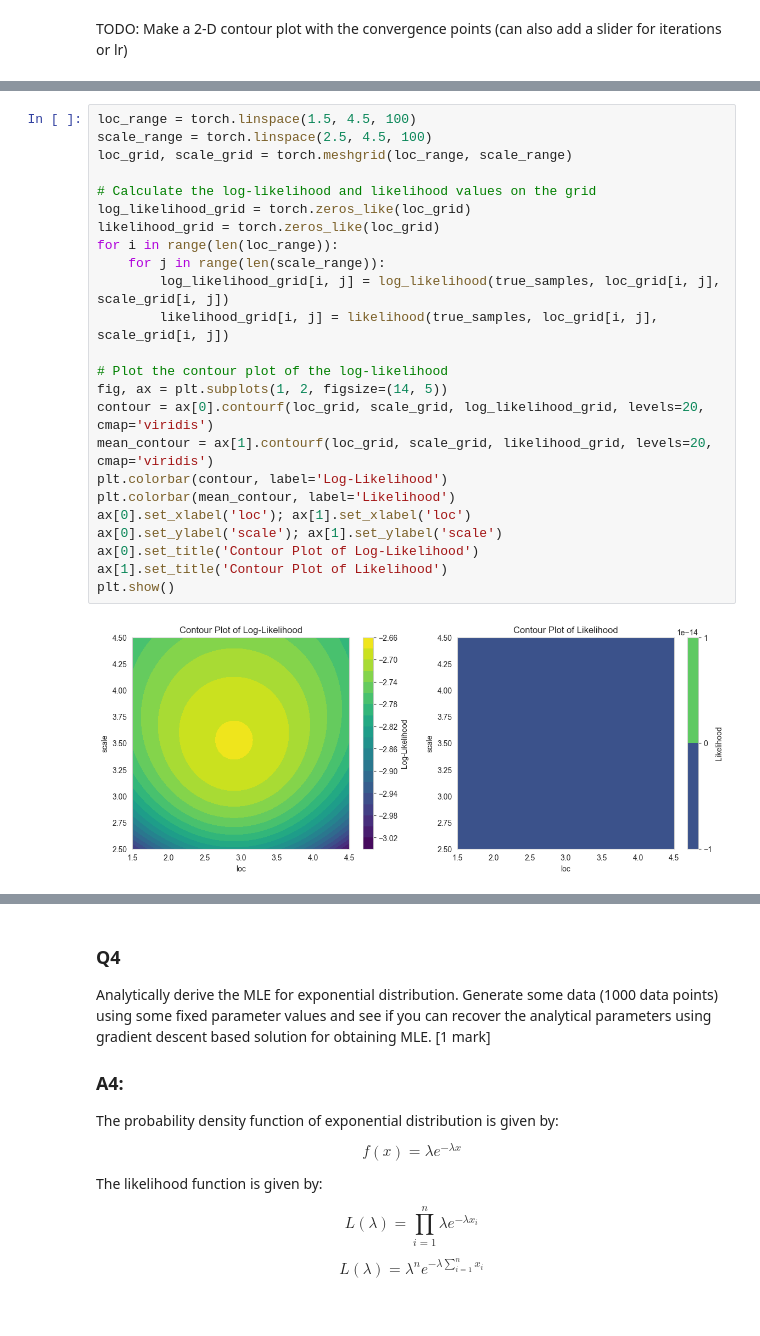
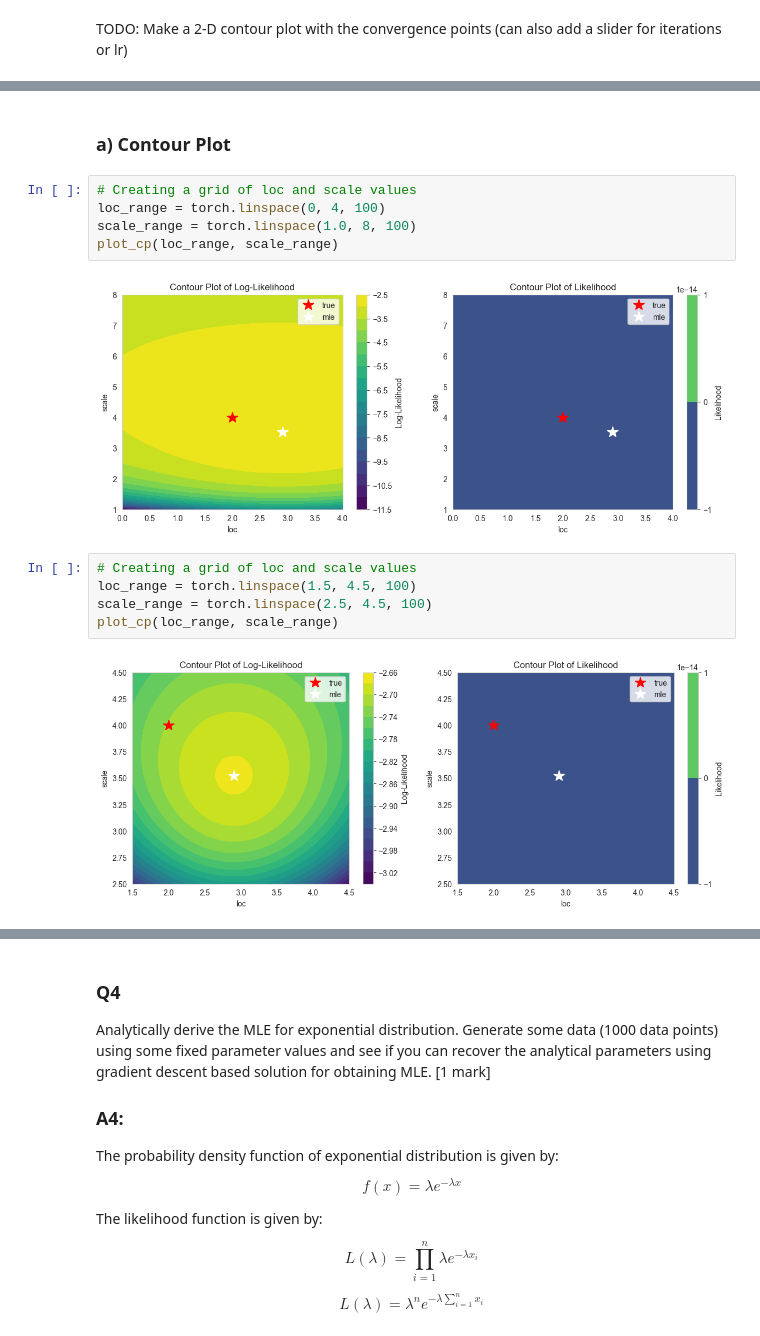
Before and after one commit to Gaurav17Joshi/PML661, a Jupyter notebook: Assignment1/Assignment1_sub.ipynb, the cells around one changed output, grey strips where cells are left out. Drawn from its saved outputs; the diff is of its cells as text.

```diff
--- a/Assignment1/Assignment1_sub.ipynb
+++ b/Assignment1/Assignment1_sub.ipynb
@@ -135,27 +152,17 @@ plt.show()
-# %%
-loc_range = torch.linspace(1.5, 4.5, 100)
-scale_range = torch.linspace(2.5, 4.5, 100)
-loc_grid, scale_grid = torch.meshgrid(loc_range, scale_range)
-
-# Calculate the log-likelihood and likelihood values on the grid
-log_likelihood_grid = torch.zeros_like(loc_grid)
-likelihood_grid = torch.zeros_like(loc_grid)
-for i in range(len(loc_range)):
-    for j in range(len(scale_range)):
-        log_likelihood_grid[i, j] = log_likelihood(true_samples, loc_grid[i, j], scale_grid[i, j])
-        likelihood_grid[i, j] = likelihood(true_samples, loc_grid[i, j], scale_grid[i, j])
-
-# Plot the contour plot of the log-likelihood
-fig, ax = plt.subplots(1, 2, figsize=(14, 5))
-contour = ax[0].contourf(loc_grid, scale_grid, log_likelihood_grid, levels=20, cmap='viridis')
-mean_contour = ax[1].contourf(loc_grid, scale_grid, likelihood_grid, levels=20, cmap='viridis')
-plt.colorbar(contour, label='Log-Likelihood')
-plt.colorbar(mean_contour, label='Likelihood')
-ax[0].set_xlabel('loc'); ax[1].set_xlabel('loc')
-ax[0].set_ylabel('scale'); ax[1].set_ylabel('scale')
-ax[0].set_title('Contour Plot of Log-Likelihood')
-ax[1].set_title('Contour Plot of Likelihood')
-plt.show()
-# %% [output]
-[figure, removed]
+# %% [markdown]
+### a) Contour Plot
+# %%
+# Creating a grid of loc and scale values
+loc_range = torch.linspace(0, 4, 100)
+scale_range = torch.linspace(1.0, 8, 100)
+plot_cp(loc_range, scale_range)
+# %% [output]
+[figure, added]
+# %%
+# Creating a grid of loc and scale values
+loc_range = torch.linspace(1.5, 4.5, 100)
+scale_range = torch.linspace(2.5, 4.5, 100)
+plot_cp(loc_range, scale_range)
+# %% [output]
+[figure, added]
 # %% [markdown]
```
Also changed, not shown: parts of 34 cells of this notebook, 1 other file.
